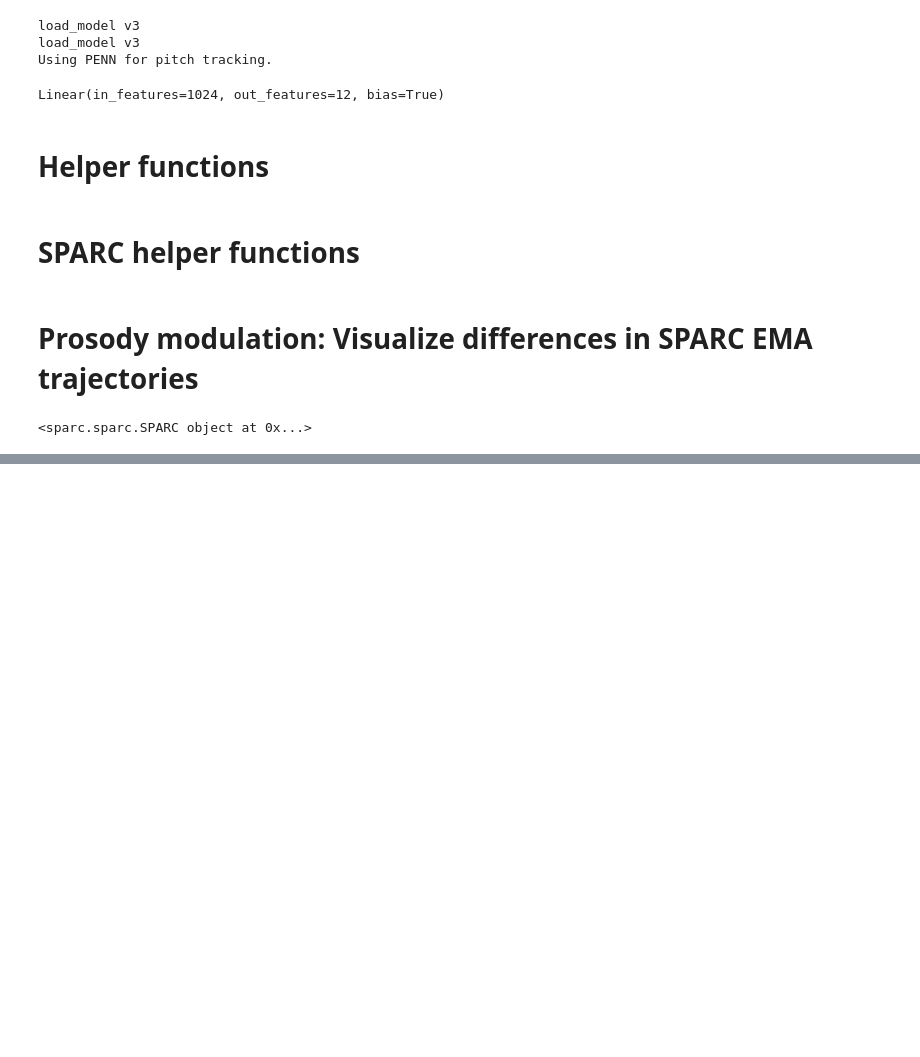
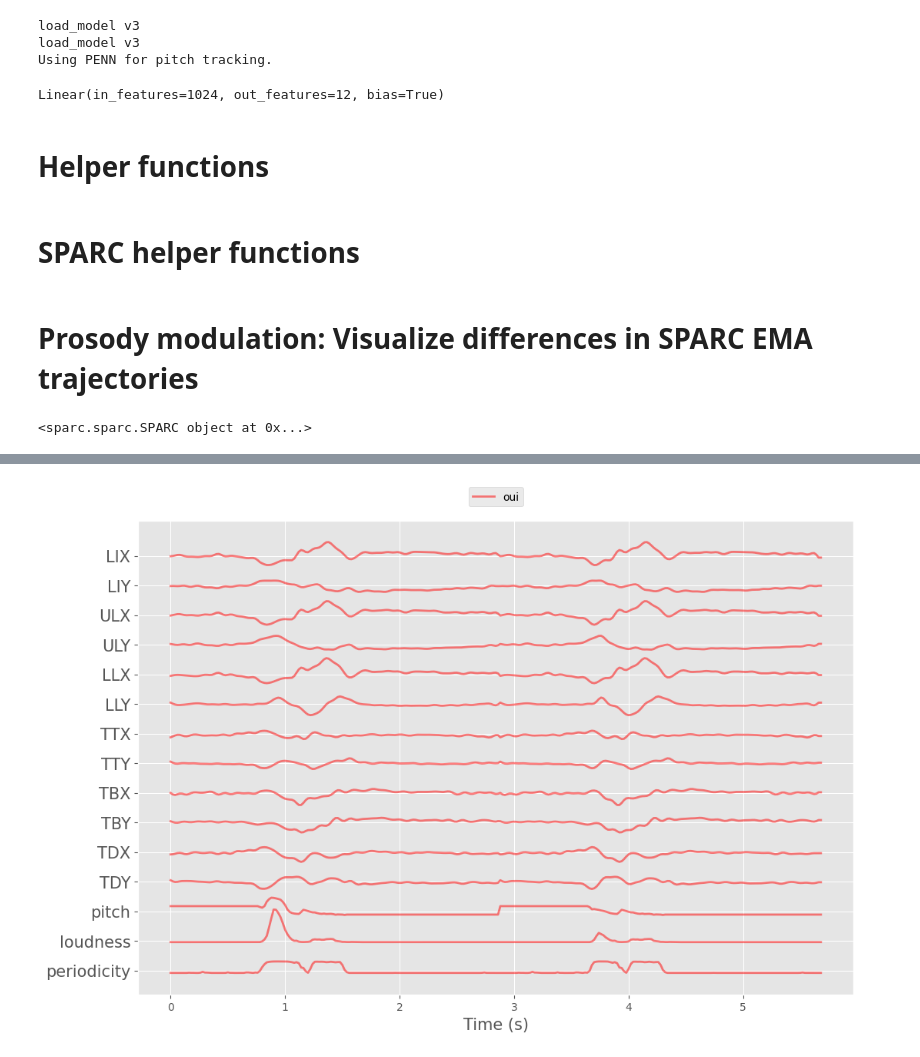
Before and after one commit to mguillau-commits/mrep, a Jupyter notebook: notebooks/julia_nb.ipynb, the cells around one changed output, grey strips where cells are left out. Saved outputs shown, nothing was run; the diff lists cells and outputs as text; code cells hidden in the pictures; blank space fills up the shorter version.

```diff
--- a/notebooks/julia_nb.ipynb
+++ b/notebooks/julia_nb.ipynb
@@ -714,6 +713,18 @@ def successive_perturbation(code, perturbation, coder=None, PC=PC) :
             code=pitch_frquency_shift(code,dic,coder=coder, PC=PC)
     code=successive_dilation(code, perturbation_time, coder=coder, PC=PC)
     return code
+
+
+def take_betweem_M(dic,M,N):
+    out = {}
+    for key, value in dic.items():
+        if key in ["ema", "pitch", "loudness", "periodicity"]:
+            out[key] = value[M:N]   # marche pour list, numpy array, etc.
+        else:
+            # si ce n'est pas indexable, on ignore ou on copie tel quel
+            out[key] = value
+
+    return out
 # %% [markdown]
 # Prosody modulation: Visualize differences in SPARC EMA trajectories
 # %%
@@ -768,0 +810,34 @@ dict_keys(['ema', 'ema_pc', 'pitch', 'loudness', 'periodicity', 'time', 'fname',
+# %%
+
+
+im_idx=int(0.815*50)
+port_idx=int(1*50)
+port_end=int(1.372*50)
+
+im=take_betweem_M(c,im_idx,port_idx)
+port=take_betweem_M(c,port_idx,port_end)
+
+
+dic={"import" :c, "import2":c["pert"]}
+k=add(["import2","import"],dic)
+c_plot = [k]
+c_plot_colors = ['r', 'g', 'b']
+ipd.display(ipd.Audio(k['wav'], rate=coder.sr))
+# Plot and save
+
+fig, ax = plt.subplots(figsize=(12, 8))
+for i, code in enumerate(c_plot):
+    # _, fname = os.path.split(files[i])
+
+
+    plot_art(
+        ax, code["ema"], # ema, ema_pc
+        labels=hprc_channels, # hprc_channels, labels_PC
+        color=c_plot_colors[i],
+        series_name='oui',
+        gap=7, alpha=0.5, lw=2,
+        pitch= sp.stats.zscore(code['pitch']), # sp.stats.zscore .... pitches[i], # pitches[i],
+        loudness= sp.stats.zscore(code['loudness']),
+        periodicity= sp.stats.zscore(code['periodicity'])
+    )
+# %% [output]
@@ -768,0 +845 @@ dict_keys(['ema', 'ema_pc', 'pitch', 'loudness', 'periodicity', 'time', 'fname',
+[figure, added]
```
Also changed, not shown: parts of 4 cells of this notebook, 4 other files.
